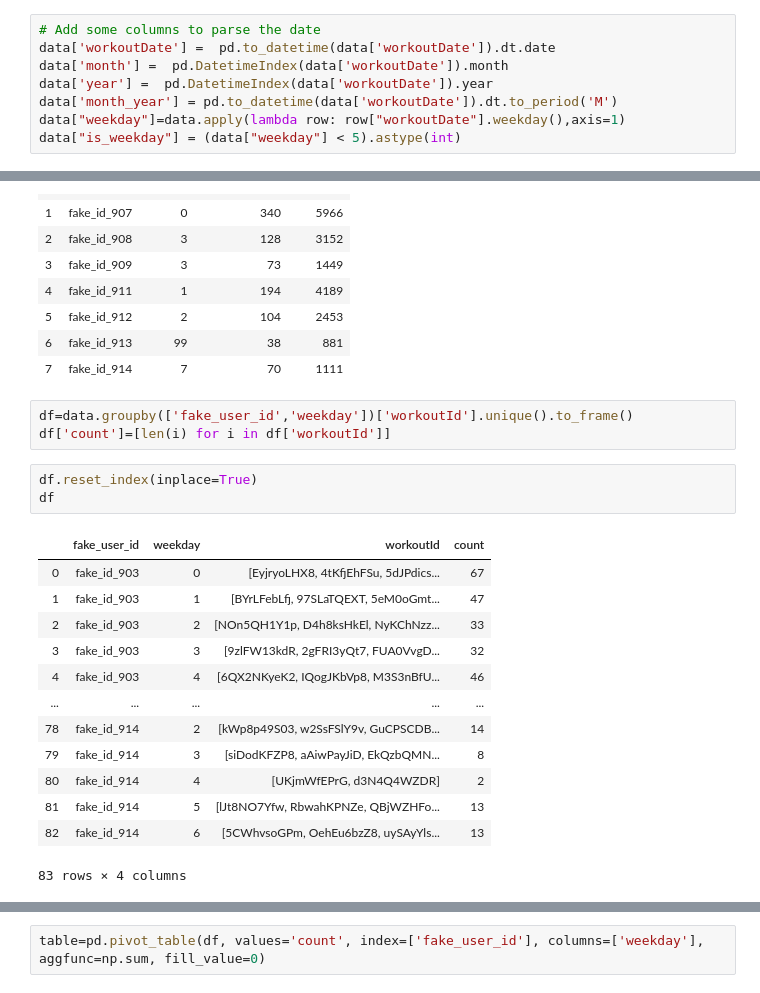
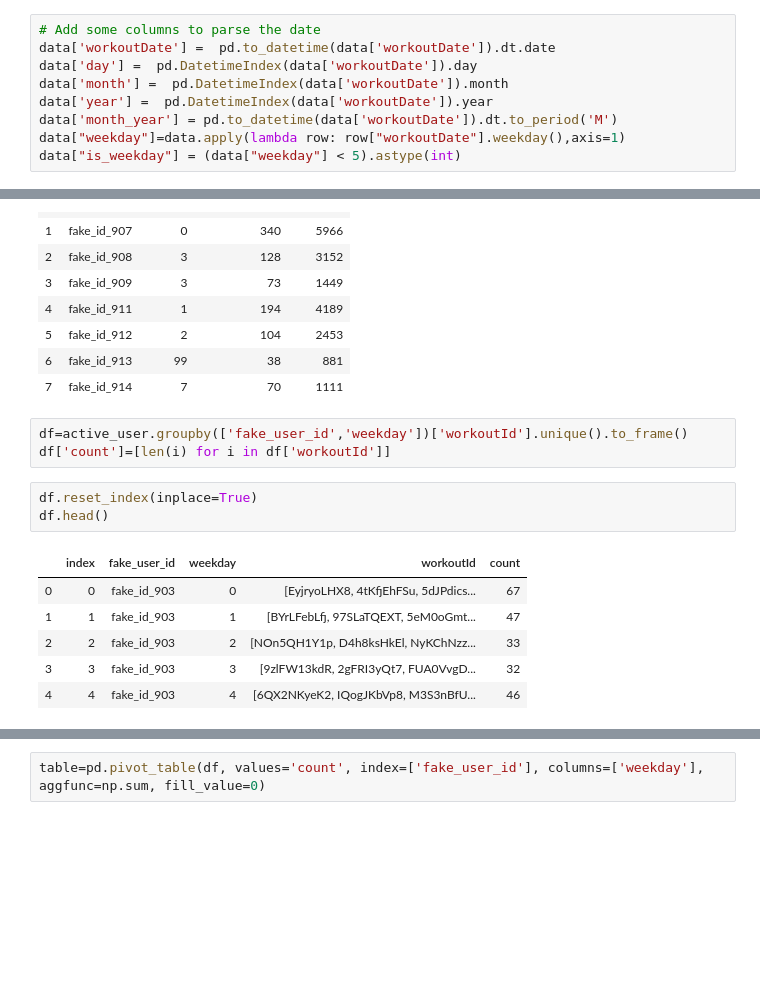
Before and after one commit to JieFang830/FitBod_Homework, a Jupyter notebook: Fitbod-Homework-Jie Fang.ipynb, the cells around one changed output, grey strips where cells are left out. Drawn from its saved outputs; the diff is of its cells as text; blank space fills up the shorter version.

```diff
--- a/Fitbod-Homework-Jie Fang.ipynb
+++ b/Fitbod-Homework-Jie Fang.ipynb
@@ -48,6 +48,7 @@ memory usage: 2.7+ MB
 # %%
 # Add some columns to parse the date
 data['workoutDate'] =  pd.to_datetime(data['workoutDate']).dt.date
+data['day'] =  pd.DatetimeIndex(data['workoutDate']).day
 data['month'] =  pd.DatetimeIndex(data['workoutDate']).month
 data['year'] =  pd.DatetimeIndex(data['workoutDate']).year
 data['month_year'] = pd.to_datetime(data['workoutDate']).dt.to_period('M')
@@ -450,22 +473,15 @@ df_RFM
 | 6 | fake_id_913 | 99 | 38 | 881 |
 | 7 | fake_id_914 | 7 | 70 | 1111 |
 # %%
-df=data.groupby(['fake_user_id','weekday'])['workoutId'].unique().to_frame()
+df=active_user.groupby(['fake_user_id','weekday'])['workoutId'].unique().to_frame()
 df['count']=[len(i) for i in df['workoutId']]
 # %%
 df.reset_index(inplace=True)
-df
+df.head()
 # %% [output]
-|  | fake_user_id | weekday | workoutId | count |
-| 0 | fake_id_903 | 0 | [EyjryoLHX8, 4tKfjEhFSu, 5dJPdics... | 67 |
-| 1 | fake_id_903 | 1 | [BYrLFebLfj, 97SLaTQEXT, 5eM0oGmt... | 47 |
-| 2 | fake_id_903 | 2 | [NOn5QH1Y1p, D4h8ksHkEl, NyKChNzz... | 33 |
-| 3 | fake_id_903 | 3 | [9zlFW13kdR, 2gFRI3yQt7, FUA0VvgD... | 32 |
-| 4 | fake_id_903 | 4 | [6QX2NKyeK2, IQogJKbVp8, M3S3nBfU... | 46 |
-| ... | ... | ... | ... | ... |
-| 78 | fake_id_914 | 2 | [kWp8p49S03, w2SsFSlY9v, GuCPSCDB... | 14 |
-| 79 | fake_id_914 | 3 | [siDodKFZP8, aAiwPayJiD, EkQzbQMN... | 8 |
-| 80 | fake_id_914 | 4 | [UKjmWfEPrG, d3N4Q4WZDR] | 2 |
-| 81 | fake_id_914 | 5 | [lJt8NO7Yfw, RbwahKPNZe, QBjWZHFo... | 13 |
-| 82 | fake_id_914 | 6 | [5CWhvsoGPm, OehEu6bzZ8, uySAyYls... | 13 |
+|  | index | fake_user_id | weekday | workoutId | count |
+| 0 | 0 | fake_id_903 | 0 | [EyjryoLHX8, 4tKfjEhFSu, 5dJPdics... | 67 |
+| 1 | 1 | fake_id_903 | 1 | [BYrLFebLfj, 97SLaTQEXT, 5eM0oGmt... | 47 |
+| 2 | 2 | fake_id_903 | 2 | [NOn5QH1Y1p, D4h8ksHkEl, NyKChNzz... | 33 |
+| 3 | 3 | fake_id_903 | 3 | [9zlFW13kdR, 2gFRI3yQt7, FUA0VvgD... | 32 |
+| 4 | 4 | fake_id_903 | 4 | [6QX2NKyeK2, IQogJKbVp8, M3S3nBfU... | 46 |
-83 rows × 4 columns
```
Also changed, not shown: parts of 36 cells of this notebook.
